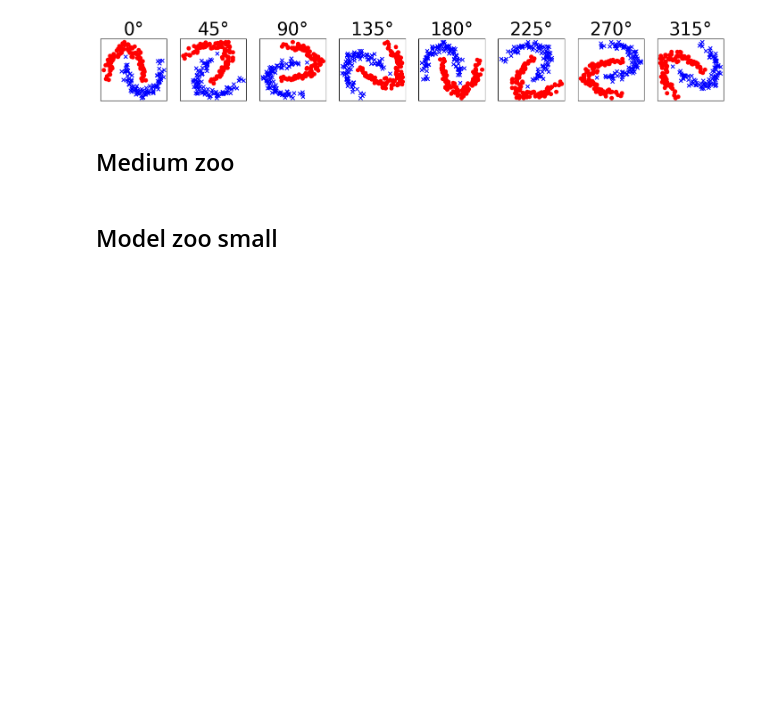
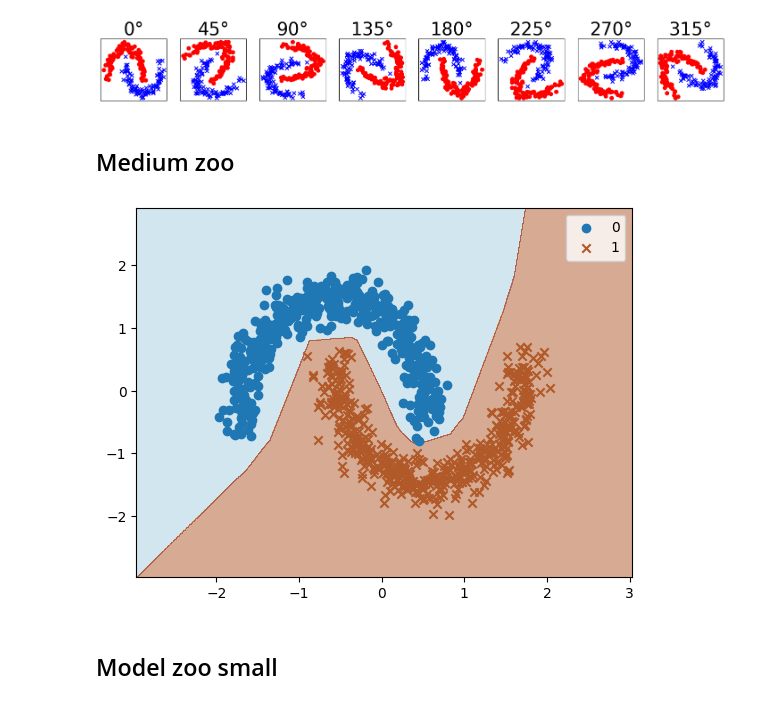
Before and after one commit to IDavron/exploring-neural-networks-weight-space, a Jupyter notebook: notebooks/dataset.ipynb, the cells around one changed output. Cells and saved outputs as stored; diff of their text form; code cells hidden in the pictures; blank space fills up the shorter version.

Commit message:
Dataset notebook decision boundary visualization

```diff
--- a/notebooks/dataset.ipynb
+++ b/notebooks/dataset.ipynb
@@ -70,4 +70,20 @@ plt.show()
 [figure]
 # %% [markdown]
 ## Medium zoo
+# %%
+# Zoo config
+zoo_name = "medium_zoo"
+zoo_path = f"../models/{zoo_name}"
+dataset_path = f"../data/{zoo_name}.csv"
+angles = [0, 45, 90, 135, 180, 225, 270, 315]
+models_per_angle = 10000
+epochs = 60
+learning_rate = 0.05
+
+# Model config
+input_dim = 2
+hidden_dims = [10, 10]
+output_dim = 1
+
+seed = 42
 # %%
@@ -102,2 +99,15 @@ zoo_to_csv(zoo_path, f"../data/{zoo_name}.csv", model)
+# %%
+dataset = pd.read_csv(dataset_path)
+row = dataset.iloc[0]
+angle = row["angle"]
+params = row.drop(["model_name", "angle"])
+params = torch.tensor(params.tolist(), dtype=torch.float32)
+model = DBModelMedium(params, batch_first=False)
+
+X, y = get_moons_dataset()
+X = rotate(X, angle)
+plot_decision_boundary(model, X, y)
+# %% [output]
+[figure, added]
 # %% [markdown]
 ## Model zoo small
```
Also changed, not shown: parts of 17 cells of this notebook, 1 other file.
